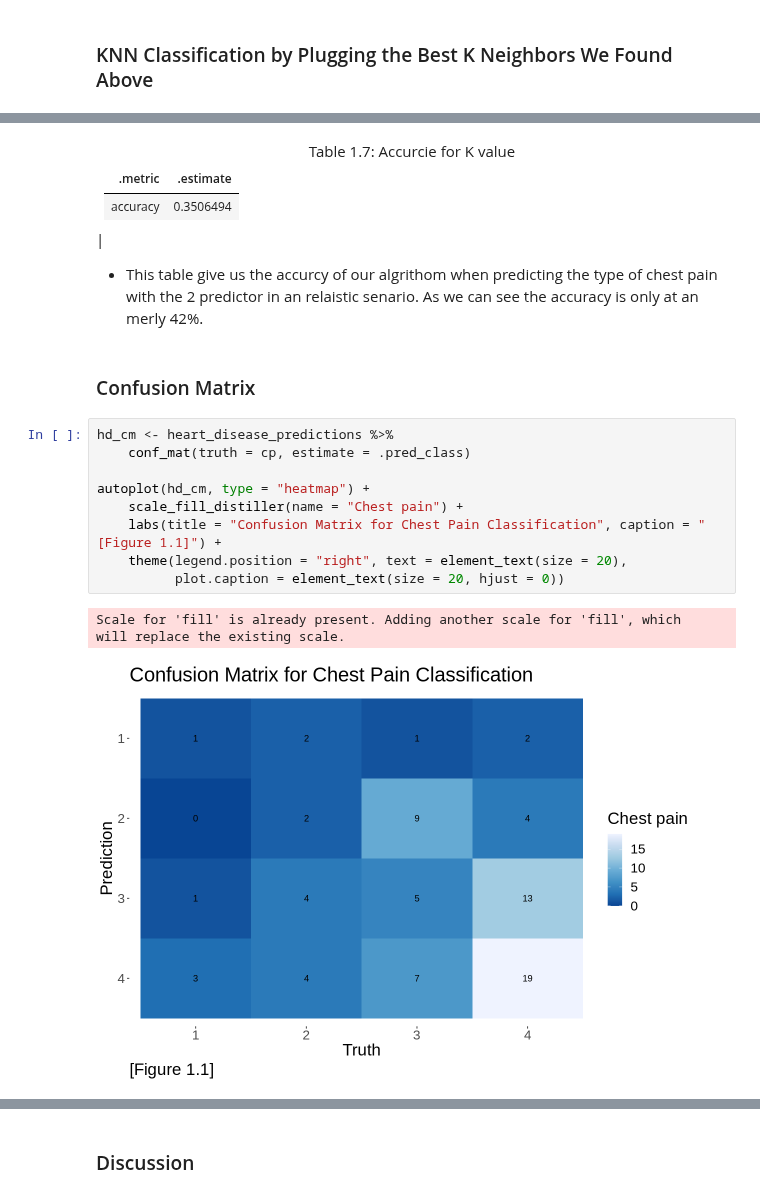
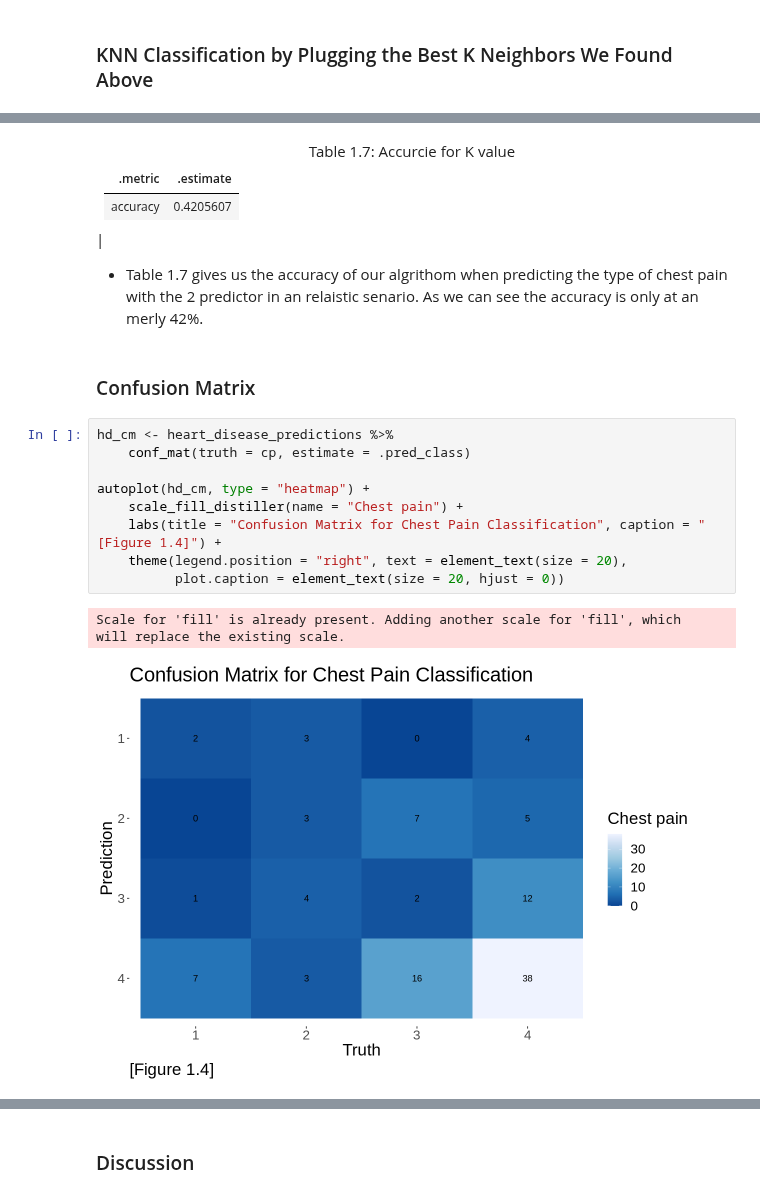
Before and after one commit to drkchu/chest-pain-classification, a Jupyter notebook: heart_disease.ipynb, the cells around one changed output, grey strips where cells are left out. Cells and saved outputs as stored; diff of their text form.

Commit message:
Added everything(Some figure numbers and explanation for figures and tables which did not write down) & Deleted the code we don't need

```diff
--- a/heart_disease.ipynb
+++ b/heart_disease.ipynb
@@ -584,24 +501,24 @@ A tibble: 1 × 2
 
 |.metric | .estimate|
 |:-----------|----:|
-|accuracy | 0.3506494
+|accuracy | 0.4205607
 |
 
 
-* This table give us the accurcy of our algrithom when predicting the type of chest pain with the 2 predictor in an relaistic senario. As we can see the accuracy is only at an merly 42%.
+* Table 1.7 gives us the accuracy of our algrithom when predicting the type of chest pain with the 2 predictor in an relaistic senario. As we can see the accuracy is only at an merly 42%.
 # %% [markdown]
 ### Confusion Matrix
 # %%
 hd_cm <- heart_disease_predictions %>%
     conf_mat(truth = cp, estimate = .pred_class)
 
 autoplot(hd_cm, type = "heatmap") +
     scale_fill_distiller(name = "Chest pain") +
-    labs(title = "Confusion Matrix for Chest Pain Classification", caption = "[Figure 1.1]") +
+    labs(title = "Confusion Matrix for Chest Pain Classification", caption = "[Figure 1.4]") +
     theme(legend.position = "right", text = element_text(size = 20),
           plot.caption = element_text(size = 20, hjust = 0))
 # %% [output]
 Scale for 'fill' is already present. Adding another scale for 'fill', which
 will replace the existing scale.
-[figure, old version]
+[figure, new version]
 # %% [markdown]
```
Also changed, not shown: parts of 29 cells of this notebook.
